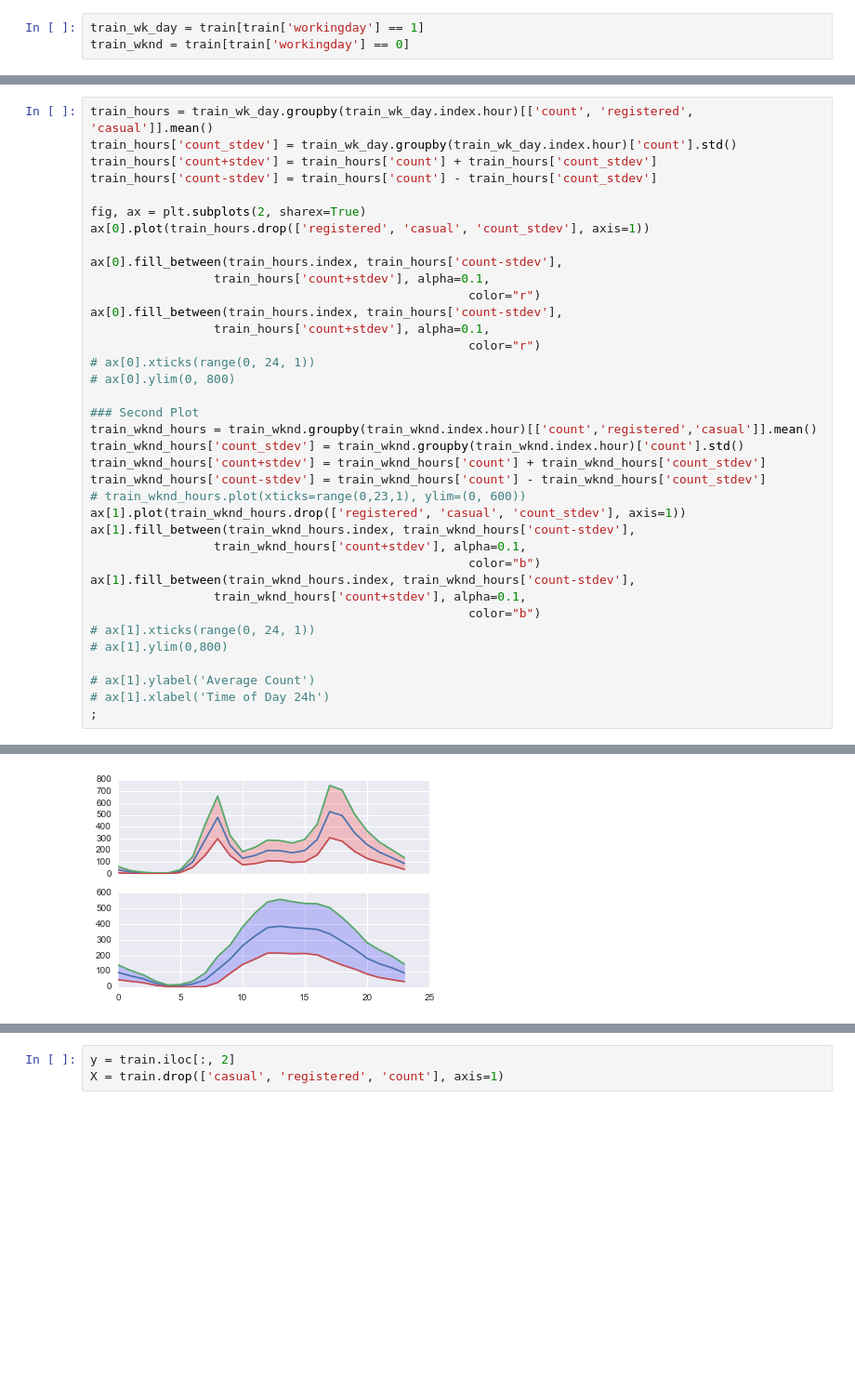
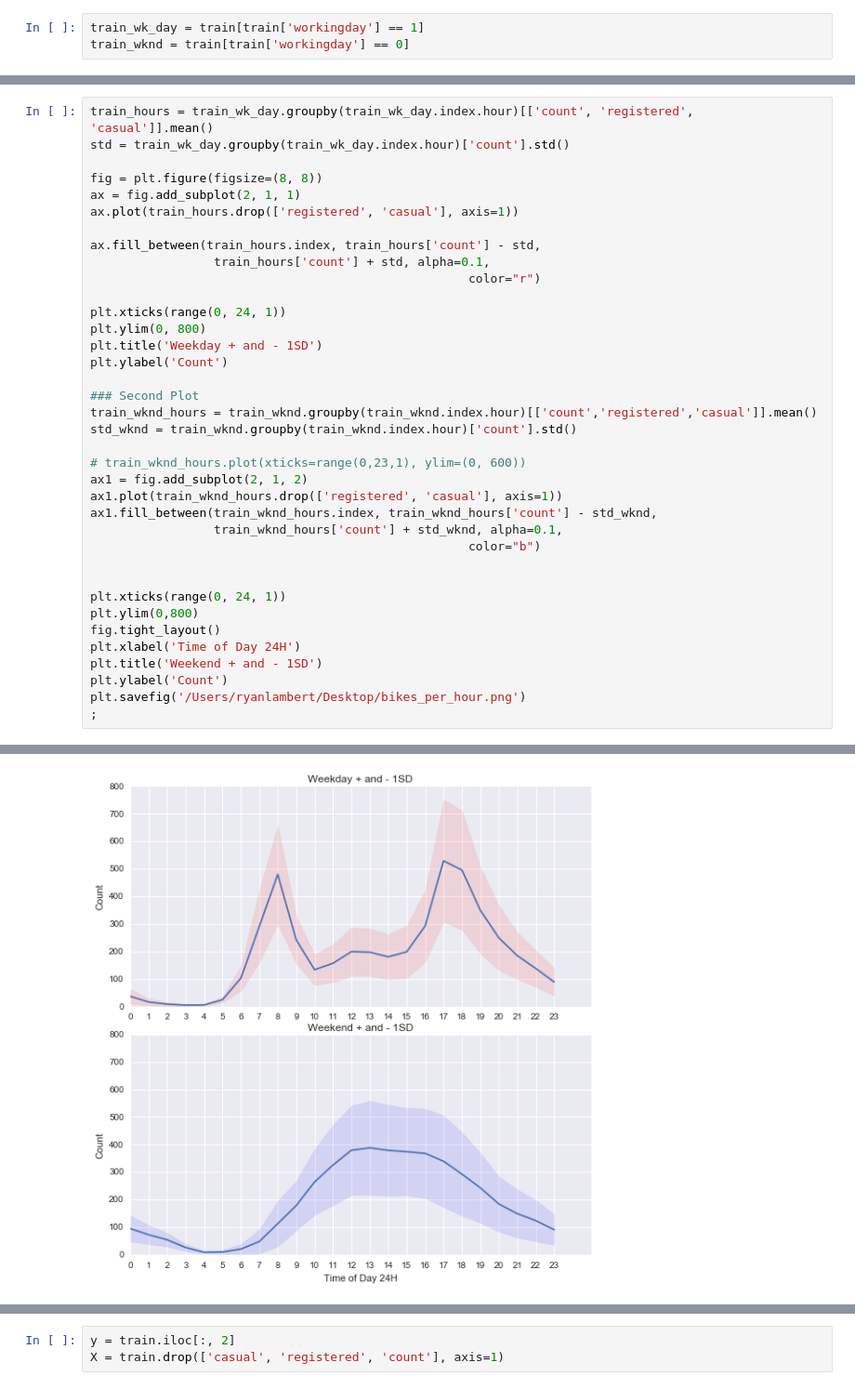
Before and after one commit to Ryanglambert/dc_bike_share_analysis, a Jupyter notebook: Bike_Share_EDA.ipynb, the cells around one changed output, grey strips where cells are left out. Shown: that part at 93% size. Cells and saved outputs as stored; diff of their text form; blank space fills up the shorter version.

```diff
--- a/Bike_Share_EDA.ipynb
+++ b/Bike_Share_EDA.ipynb
@@ -106,40 +104,40 @@ train_wknd = train[train['workingday'] == 0]
 # %%
 train_hours = train_wk_day.groupby(train_wk_day.index.hour)[['count', 'registered', 'casual']].mean()
-train_hours['count_stdev'] = train_wk_day.groupby(train_wk_day.index.hour)['count'].std()
-train_hours['count+stdev'] = train_hours['count'] + train_hours['count_stdev']
-train_hours['count-stdev'] = train_hours['count'] - train_hours['count_stdev']
+std = train_wk_day.groupby(train_wk_day.index.hour)['count'].std()
 
-fig, ax = plt.subplots(2, sharex=True)
-ax[0].plot(train_hours.drop(['registered', 'casual', 'count_stdev'], axis=1))
+fig = plt.figure(figsize=(8, 8))
+ax = fig.add_subplot(2, 1, 1)
+ax.plot(train_hours.drop(['registered', 'casual'], axis=1))
 
-ax[0].fill_between(train_hours.index, train_hours['count-stdev'],
-                 train_hours['count+stdev'], alpha=0.1,
+ax.fill_between(train_hours.index, train_hours['count'] - std,
+                 train_hours['count'] + std, alpha=0.1,
                                                     color="r")
-ax[0].fill_between(train_hours.index, train_hours['count-stdev'],
-                 train_hours['count+stdev'], alpha=0.1,
-                                                    color="r")
-# ax[0].xticks(range(0, 24, 1))
-# ax[0].ylim(0, 800)
+
+plt.xticks(range(0, 24, 1))
+plt.ylim(0, 800)
+plt.title('Weekday + and - 1SD')
+plt.ylabel('Count')
 
 ### Second Plot
 train_wknd_hours = train_wknd.groupby(train_wknd.index.hour)[['count','registered','casual']].mean()
-train_wknd_hours['count_stdev'] = train_wknd.groupby(train_wknd.index.hour)['count'].std()
-train_wknd_hours['count+stdev'] = train_wknd_hours['count'] + train_wknd_hours['count_stdev']
-train_wknd_hours['count-stdev'] = train_wknd_hours['count'] - train_wknd_hours['count_stdev']
+std_wknd = train_wknd.groupby(train_wknd.index.hour)['count'].std()
+
 # train_wknd_hours.plot(xticks=range(0,23,1), ylim=(0, 600))
-ax[1].plot(train_wknd_hours.drop(['registered', 'casual', 'count_stdev'], axis=1))
-ax[1].fill_between(train_wknd_hours.index, train_wknd_hours['count-stdev'],
-                 train_wknd_hours['count+stdev'], alpha=0.1,
+ax1 = fig.add_subplot(2, 1, 2)
+ax1.plot(train_wknd_hours.drop(['registered', 'casual'], axis=1))
+ax1.fill_between(train_wknd_hours.index, train_wknd_hours['count'] - std_wknd,
+                 train_wknd_hours['count'] + std_wknd, alpha=0.1,
                                                     color="b")
-ax[1].fill_between(train_wknd_hours.index, train_wknd_hours['count-stdev'],
-                 train_wknd_hours['count+stdev'], alpha=0.1,
-                                                    color="b")
-# ax[1].xticks(range(0, 24, 1))
-# ax[1].ylim(0,800)
 
-# ax[1].ylabel('Average Count')
-# ax[1].xlabel('Time of Day 24h')
+
+plt.xticks(range(0, 24, 1))
+plt.ylim(0,800)
+fig.tight_layout()
+plt.xlabel('Time of Day 24H')
+plt.title('Weekend + and - 1SD')
+plt.ylabel('Count')
+plt.savefig('/Users/ryanlambert/Desktop/bikes_per_hour.png')
 ;
 # %% [output]
 ''
-[figure, old version]
+[figure, new version]
```
Also changed, not shown: parts of 35 cells of this notebook.
